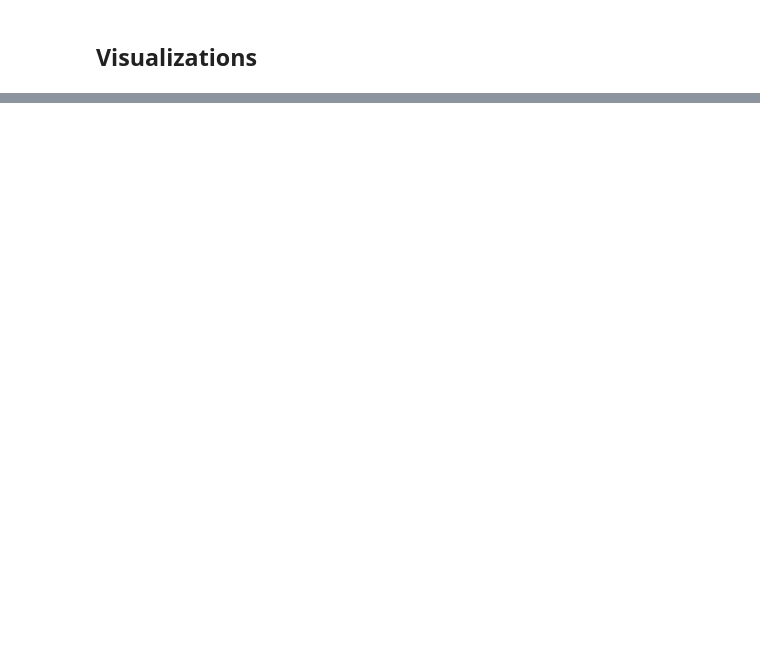
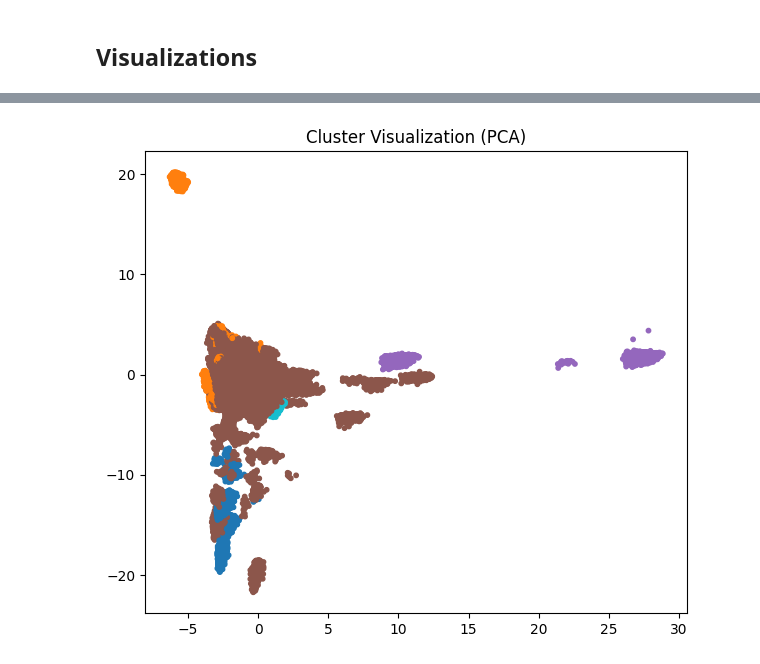
Before and after one commit to LilaNguyen/Skinterest-Tech-1B, a Jupyter notebook: notebooks/skinterest1b_milestone2.ipynb, the cells around one changed output, grey strips where cells are left out. Cells and saved outputs as stored; diff of their text form; code cells hidden in the pictures; blank space fills up the shorter version.

```diff
--- a/notebooks/skinterest1b_milestone2.ipynb
+++ b/notebooks/skinterest1b_milestone2.ipynb
@@ -217,0 +417,13 @@ encoded_df
+# %%
+# PCA for clusters
+from sklearn.decomposition import PCA
+
+pca = PCA(n_components=2)
+coords_pca = pca.fit_transform(X_scaled.toarray())
+
+plt.figure(figsize=(7,6))
+plt.scatter(coords_pca[:,0], coords_pca[:,1], c=labels, cmap='tab10', s=10)
+plt.title("Cluster Visualization (PCA)")
+plt.show()
+# %% [output]
+[figure, added]
```
Also changed, not shown: parts of 28 cells of this notebook.
